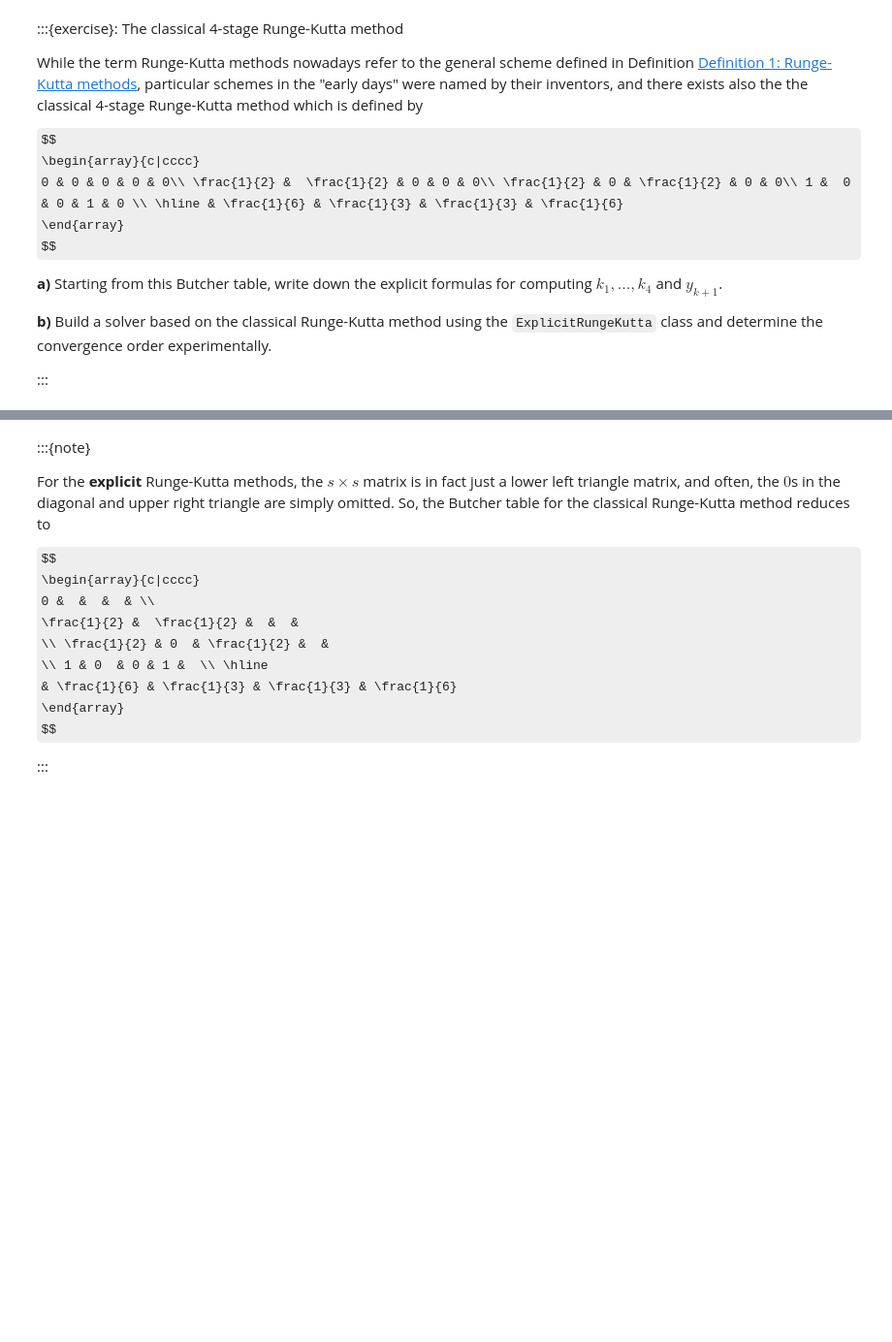
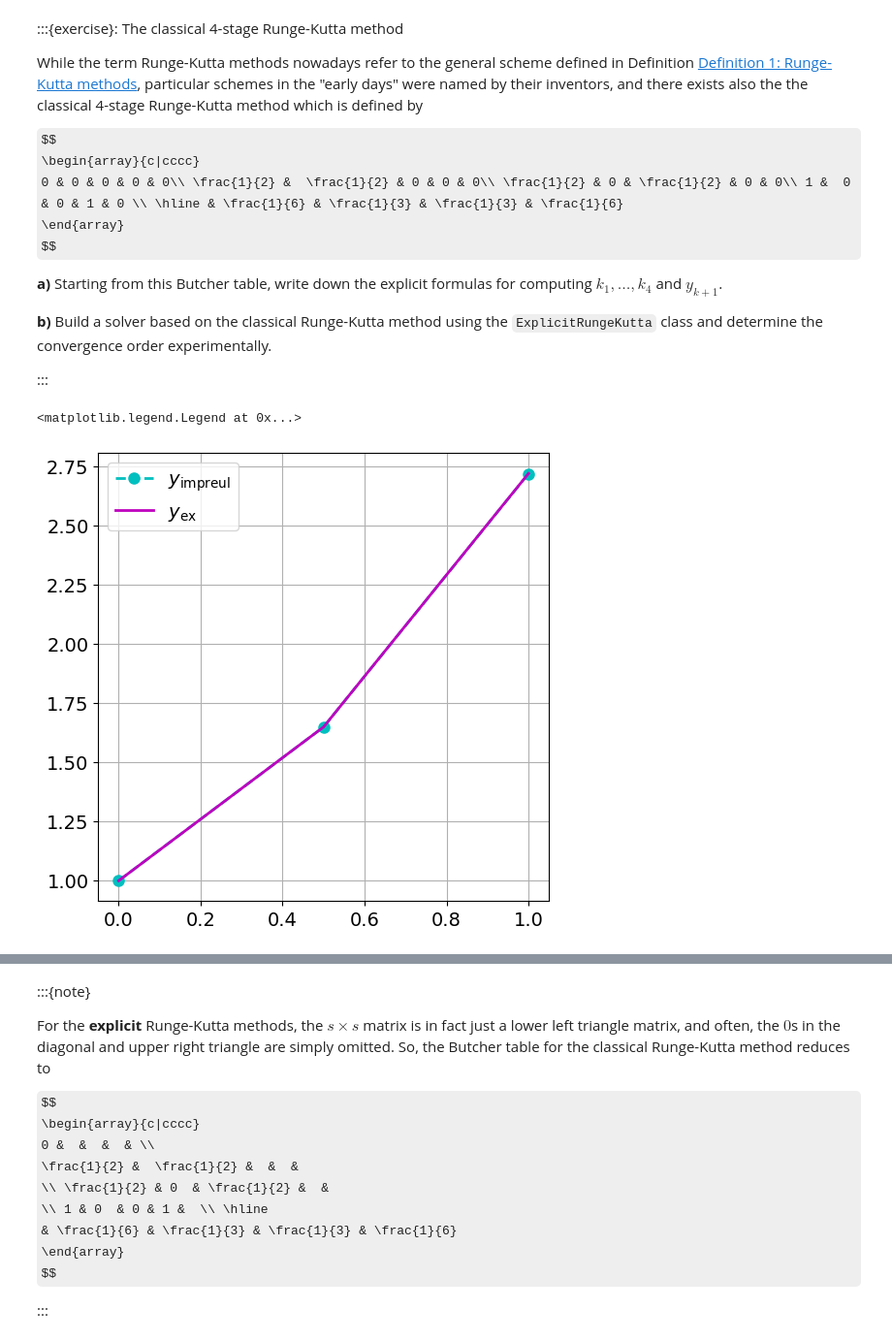
Before and after one commit to solniva/TMA4320_ScientificComputationNotes, a Jupyter notebook: chapter_ode/RungeKuttaNuMeODE.ipynb, the cells around one changed output, grey strips where cells are left out. Shown: that part at 97% size. Drawn from its saved outputs; the diff is of its cells as text; code cells hidden in the pictures; some formulas as TeX source; blank space fills up the shorter version.

```diff
--- a/chapter_ode/RungeKuttaNuMeODE.ipynb
+++ b/chapter_ode/RungeKuttaNuMeODE.ipynb
@@ -638,0 +637,29 @@ and determine the convergence order experimentally.
+# %%
+# Insert your code here
+
+# Define Butcher table for improved Euler
+a = np.array([[0,   0,   0,  0],
+              [1/2, 0,   0,  0],
+              [0,   1/2, 0,  0],
+              [0,   0,   1,  0]])
+b = np.array([1/6, 1/3, 1/3, 1/6])
+c = np.array([0, 1/2, 1/2, 1])
+
+# Create a new Runge Kutta solver
+rk4 = ExplicitRungeKutta(a, b, c)
+
+t0, T = 0, 1
+y0 = 1
+lam = 1
+Nmax = 2
+
+# the solver can be simply called as before, namely as function:
+ts, ys = rk4(y0, t0, T, f, Nmax)
+
+plt.figure()
+plt.plot(ts, ys, "c--o", label=r"$y_{\mathrm{impreul}}$")
+plt.plot(ts, y_ex(ts), "m-", label=r"$y_{\mathrm{ex}}$")
+plt.legend()
+# %% [output]
+<matplotlib.legend.Legend at 0x...>
+[figure, added]
```
Also changed, not shown: parts of 2 cells of this notebook, 3 other files.
